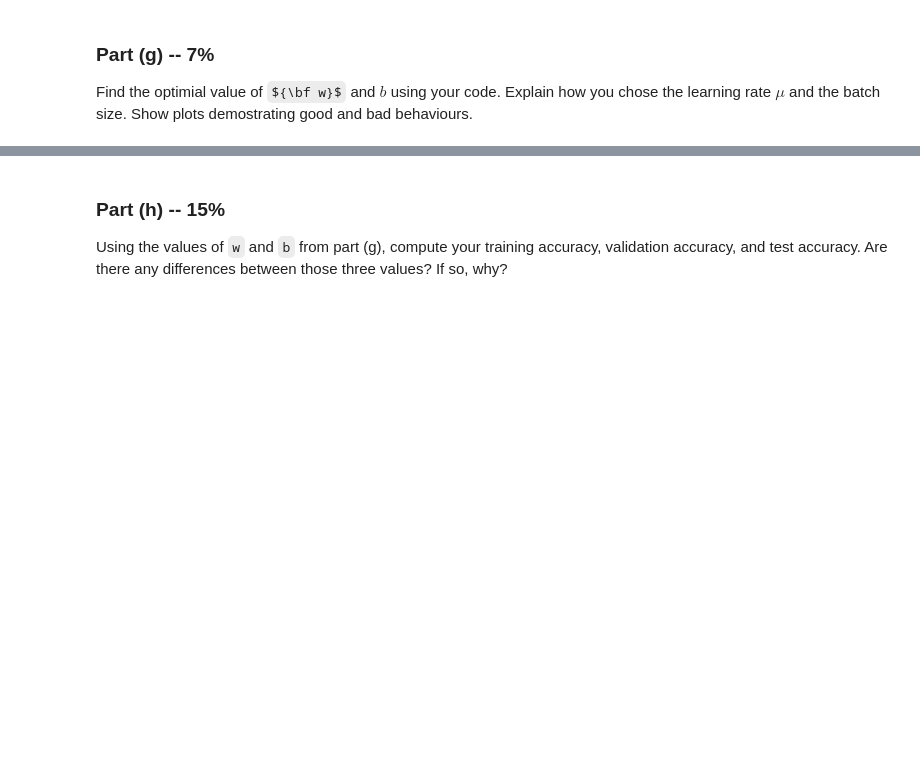
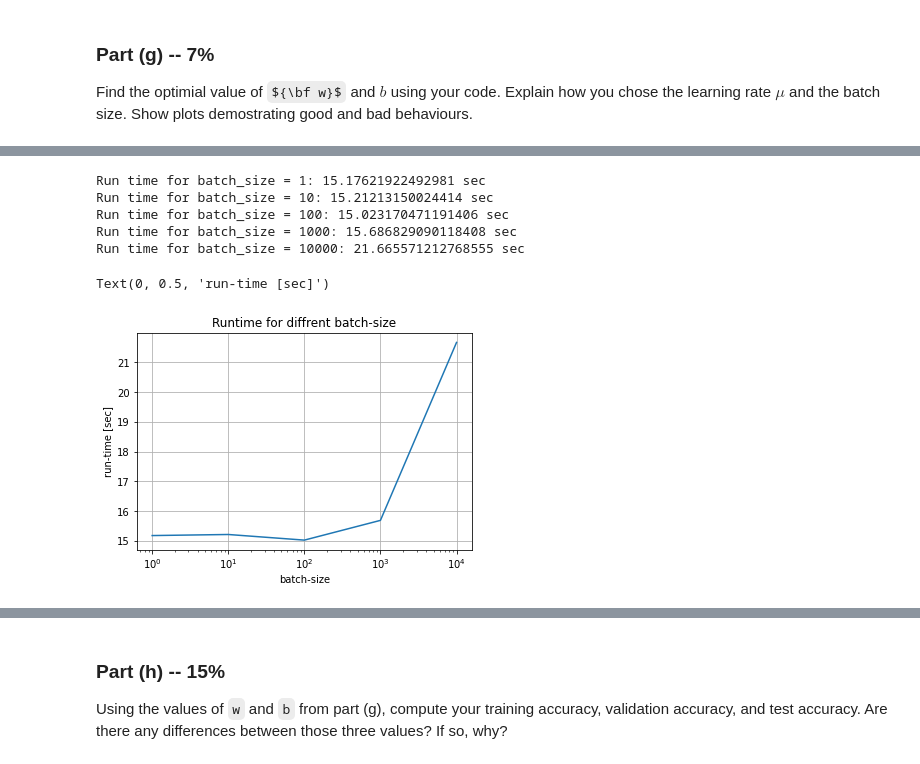
Before and after one commit to vgordon93/Introduction-to-deep-learning-Assignment1, a Jupyter notebook: Assignment1.ipynb, the cells around one changed output, grey strips where cells are left out. Cells and saved outputs as stored; diff of their text form; code cells hidden in the pictures; some formulas as TeX source; blank space fills up the shorter version.

```diff
--- a/Assignment1.ipynb
+++ b/Assignment1.ipynb
@@ -231,7 +246,7 @@ def sigmoid(z):
   return 1 / (1 + np.exp(-z))
 
 def cross_entropy(t, y):
-  return -t * np.log(y) - (1 - t) * np.log(1 - y)
+  return -t * np.log(y + 1e-30) - (1 - t) * np.log(1 - y + 1e-30)
 
 def cost(y, t):
   return np.mean(cross_entropy(t, y))
@@ -584,0 +716,19 @@ b0 = np.random.randn(1)[0]
+# %%
+# Plot runtime
+for i in range(0,5):
+  print("Run time for batch_size = {}: {} sec".format(10**i,runtime[i,]))
+
+plt.plot([1, 10, 100, 1000, 10000], runtime)
+plt.xscale("log")
+plt.grid()
+plt.title('Runtime for diffrent batch-size')
+plt.xlabel('batch-size')
+plt.ylabel('run-time [sec]')
+# %% [output]
+Run time for batch_size = 1: 15.17621922492981 sec
+Run time for batch_size = 10: 15.21213150024414 sec
+Run time for batch_size = 100: 15.023170471191406 sec
+Run time for batch_size = 1000: 15.686829090118408 sec
+Run time for batch_size = 10000: 21.665571212768555 sec
+Text(0, 0.5, 'run-time [sec]')
+[figure, added]
```
Also changed, not shown: parts of 21 cells of this notebook.
